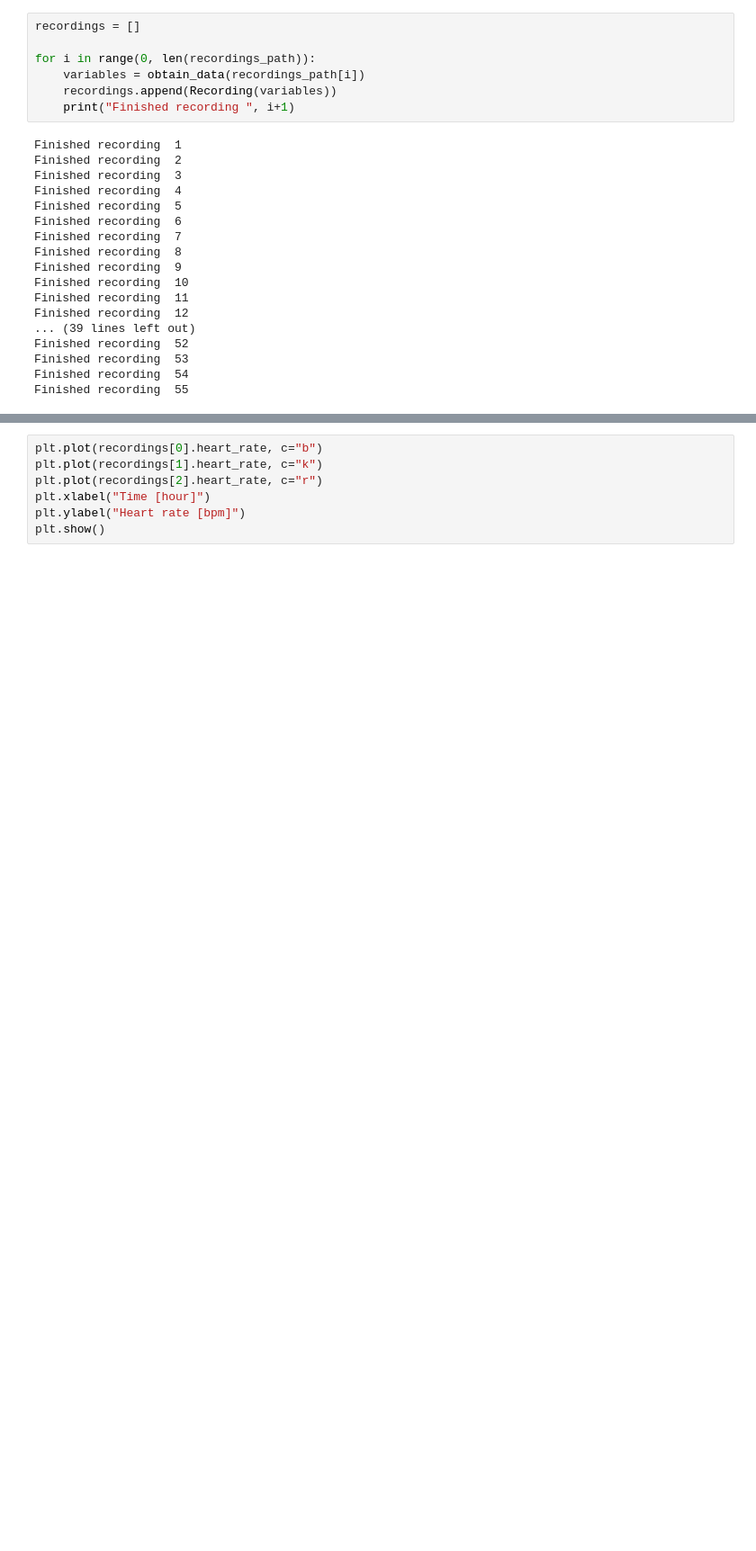
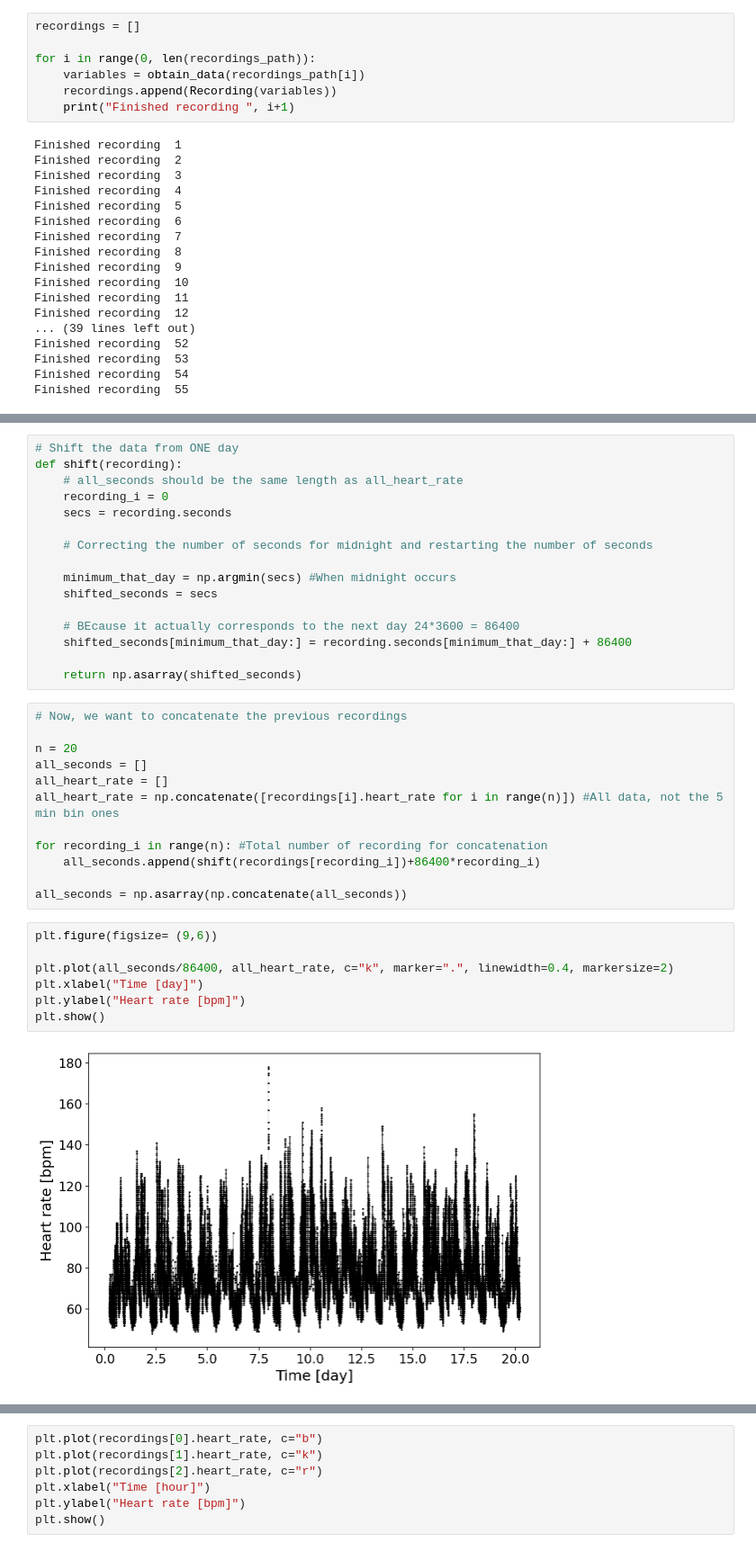
Before and after one commit to DanidelRio/Heart, a Jupyter notebook: json_analysis.ipynb, the cells around one changed output, grey strips where cells are left out. Shown: that part at 90% size. Drawn from its saved outputs; the diff is of its cells as text; blank space fills up the shorter version.

```diff
--- a/json_analysis.ipynb
+++ b/json_analysis.ipynb
@@ -311,3 +317,40 @@ array([ 18010,  18025,  18030, ..., 104384, 104389, 104394])
+# %%
+# Shift the data from ONE day
+def shift(recording):
+    # all_seconds should be the same length as all_heart_rate
+    recording_i = 0
+    secs = recording.seconds
+
+    # Correcting the number of seconds for midnight and restarting the number of seconds
+
+    minimum_that_day = np.argmin(secs) #When midnight occurs
+    shifted_seconds = secs
+
+    # BEcause it actually corresponds to the next day 24*3600 = 86400
+    shifted_seconds[minimum_that_day:] = recording.seconds[minimum_that_day:] + 86400
+
+    return np.asarray(shifted_seconds)
+# %%
+# Now, we want to concatenate the previous recordings
+
+n = 20
+all_seconds = []
+all_heart_rate = []
+all_heart_rate = np.concatenate([recordings[i].heart_rate for i in range(n)]) #All data, not the 5 min bin ones
+
+for recording_i in range(n): #Total number of recording for concatenation
+    all_seconds.append(shift(recordings[recording_i])+86400*recording_i)
+
+all_seconds = np.asarray(np.concatenate(all_seconds))
+# %%
+plt.figure(figsize= (9,6))
+
+plt.plot(all_seconds/86400, all_heart_rate, c="k", marker=".", linewidth=0.4, markersize=2)
+plt.xlabel("Time [day]")
+plt.ylabel("Heart rate [bpm]")
+plt.show()
+# %% [output]
+[figure, added]
 # %%
 couleur = ["b", "k", "r"]
 plt.figure(figsize= (9,6))
```
Also changed, not shown: parts of 46 cells of this notebook.
